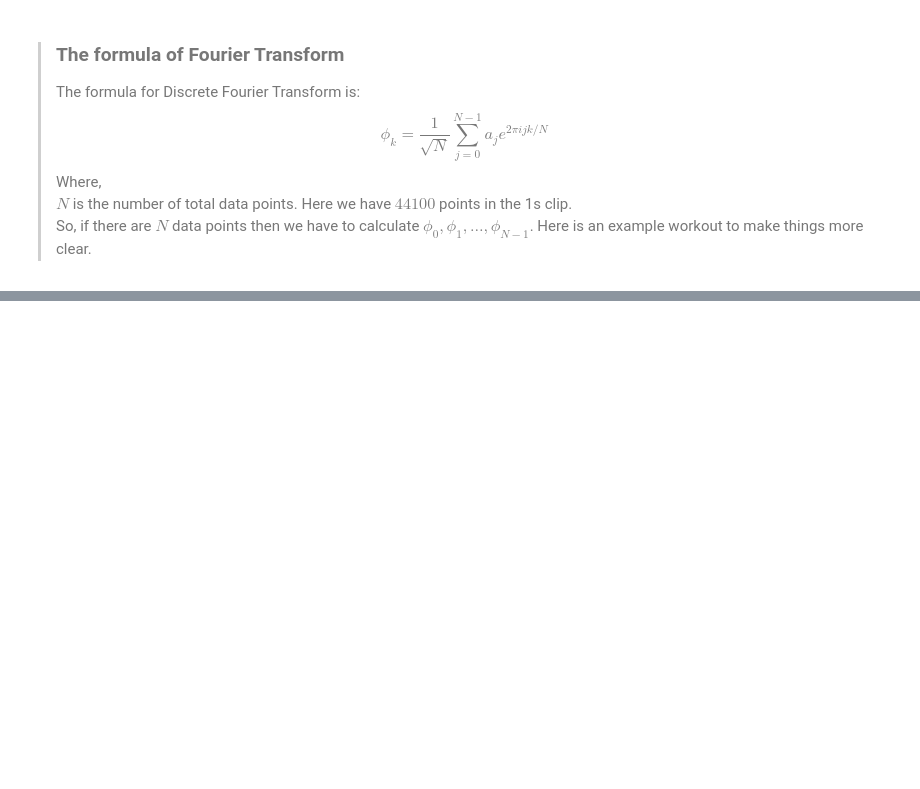
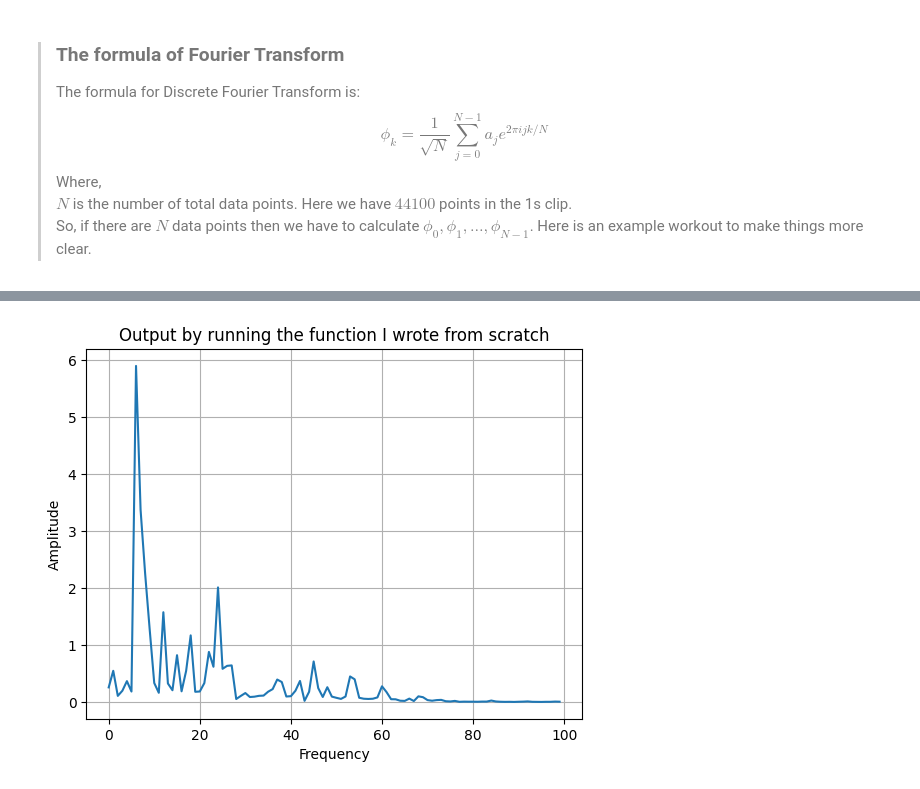
Before and after one commit to Biswayan375/Discrete-Time-Quantum-Walk, a Jupyter notebook: QuantumFourierTransform.ipynb, the cells around one changed output, grey strips where cells are left out. Drawn from its saved outputs; the diff is of its cells as text; code cells hidden in the pictures; blank space fills up the shorter version.

Commit message:
Started learning Fourier Transform

```diff
--- a/QuantumFourierTransform.ipynb
+++ b/QuantumFourierTransform.ipynb
@@ -70,27 +73,14 @@ plt.show()
 # %%
-def func(x):
-    # print(x)
-    pass
 def FourierTransform(data):
-    # N, freq = len(data), {}
+    N, i, freq = len(data), 0, {}
+    tuples = list(data.itertuples())
+    for i in range(N):
+        phi = 0
+        for j in range(N):
+            phi += tuples[j][2]*(m.e**(complex(0, (2*m.pi*i*j)/N)))
+        phi = round(abs(phi/m.sqrt(N)), 3)
+        freq[i] = phi
+    return freq
 
-    # for i in data:
-    #     phi = 0
-    #     for j in data:
-    #         phi += data
-    #     phi /= m.sqrt(N)
-    #     freq["i"] = phi
-    # return freq
-    df = data.copy()
-    df = df.head()
-    # print(df)
-    df.apply(func, axis=1)
-    return df
-    # print("After apply():\n")
-    # print(df)
-
-print(sound_data.head())
-print("After apply():\n")
-print(FourierTransform(sound_data))
-# print(df)
+FourierTransform(pd.DataFrame([[0, 0.841], [1, 0.909], [2, 0.141], [3, -0.757]]))
 # %% [output]
@@ -110,0 +93,10 @@ After apply():
+# %%
+f = FourierTransform(sound_data[:1000])
+plt.plot(list(f.keys())[:100], list(f.values())[:100])
+plt.grid()
+plt.xlabel("Frequency")
+plt.ylabel("Amplitude")
+plt.title("Output by running the function I wrote from scratch")
+plt.show()
+# %% [output]
+[figure, added]
```
Also changed, not shown: parts of 8 cells of this notebook.
